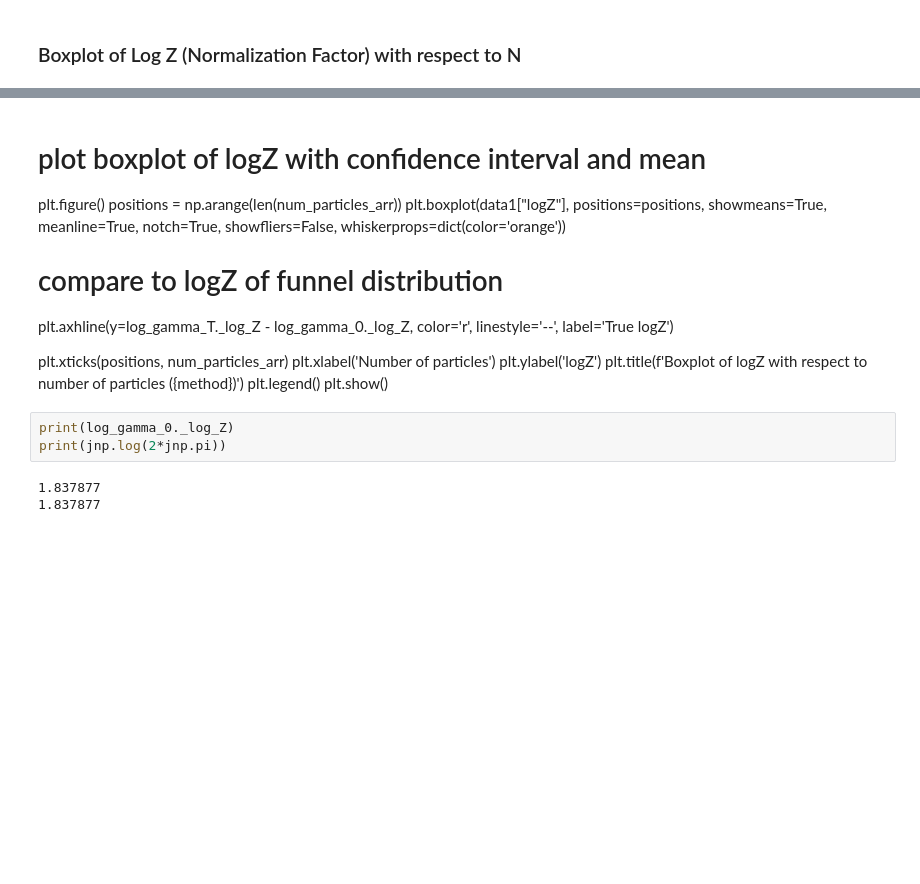
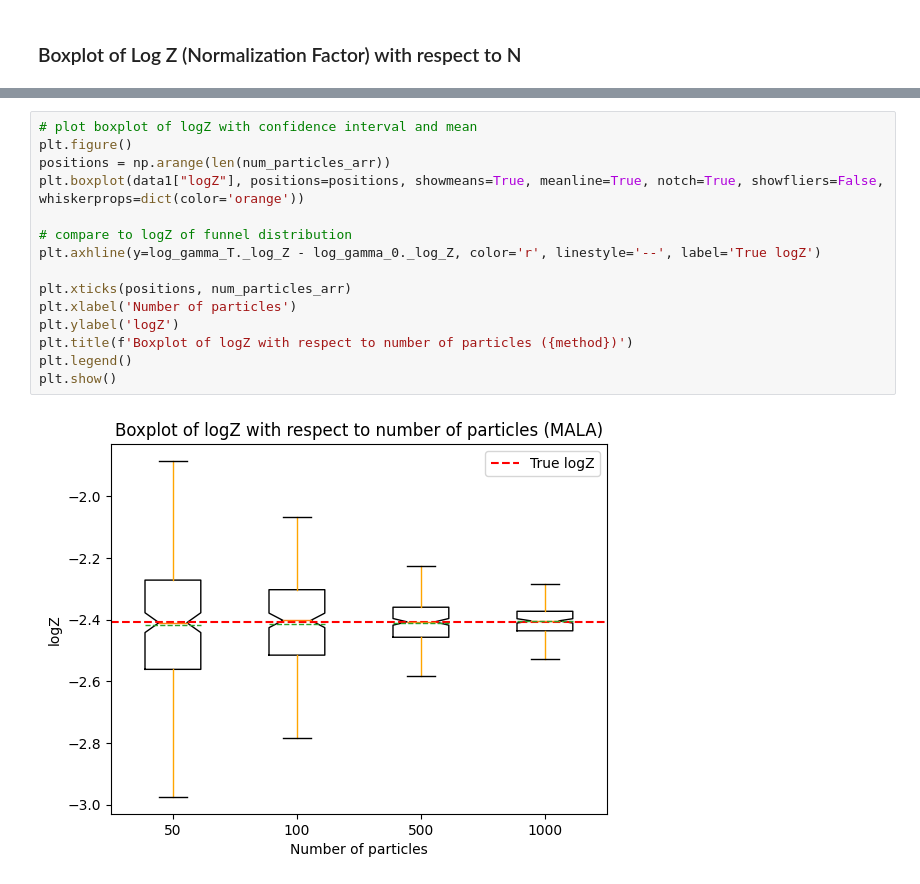
Before and after one commit to alexxthiery/mcjax, a Jupyter notebook: notebooks/sequential_mc/smc_analysis.ipynb, the cells around one changed output, grey strips where cells are left out. Drawn from its saved outputs; the diff is of its cells as text; blank space fills up the shorter version.

```diff
--- a/notebooks/sequential_mc/smc_analysis.ipynb
+++ b/notebooks/sequential_mc/smc_analysis.ipynb
@@ -329,22 +325,18 @@ Running with num_particles:  1000
 (200,)
-# %% [markdown]
-# plot boxplot of logZ with confidence interval and mean
-plt.figure()
-positions = np.arange(len(num_particles_arr))
-plt.boxplot(data1["logZ"], positions=positions, showmeans=True, meanline=True, notch=True, showfliers=False, whiskerprops=dict(color='orange'))
-
-# compare to logZ of funnel distribution
-plt.axhline(y=log_gamma_T._log_Z - log_gamma_0._log_Z, color='r', linestyle='--', label='True logZ')
-
-plt.xticks(positions, num_particles_arr)
-plt.xlabel('Number of particles')
-plt.ylabel('logZ')
-plt.title(f'Boxplot of logZ with respect to number of particles ({method})')
-plt.legend()
-plt.show()
-# %%
-print(log_gamma_0._log_Z)
-print(jnp.log(2*jnp.pi))
-# %% [output]
-1.837877
-1.837877
+# %%
+# plot boxplot of logZ with confidence interval and mean
+plt.figure()
+positions = np.arange(len(num_particles_arr))
+plt.boxplot(data1["logZ"], positions=positions, showmeans=True, meanline=True, notch=True, showfliers=False, whiskerprops=dict(color='orange'))
+
+# compare to logZ of funnel distribution
+plt.axhline(y=log_gamma_T._log_Z - log_gamma_0._log_Z, color='r', linestyle='--', label='True logZ')
+
+plt.xticks(positions, num_particles_arr)
+plt.xlabel('Number of particles')
+plt.ylabel('logZ')
+plt.title(f'Boxplot of logZ with respect to number of particles ({method})')
+plt.legend()
+plt.show()
+# %% [output]
+[figure, added]
```
Also changed, not shown: parts of 1 cell of this notebook, 4 other files.
